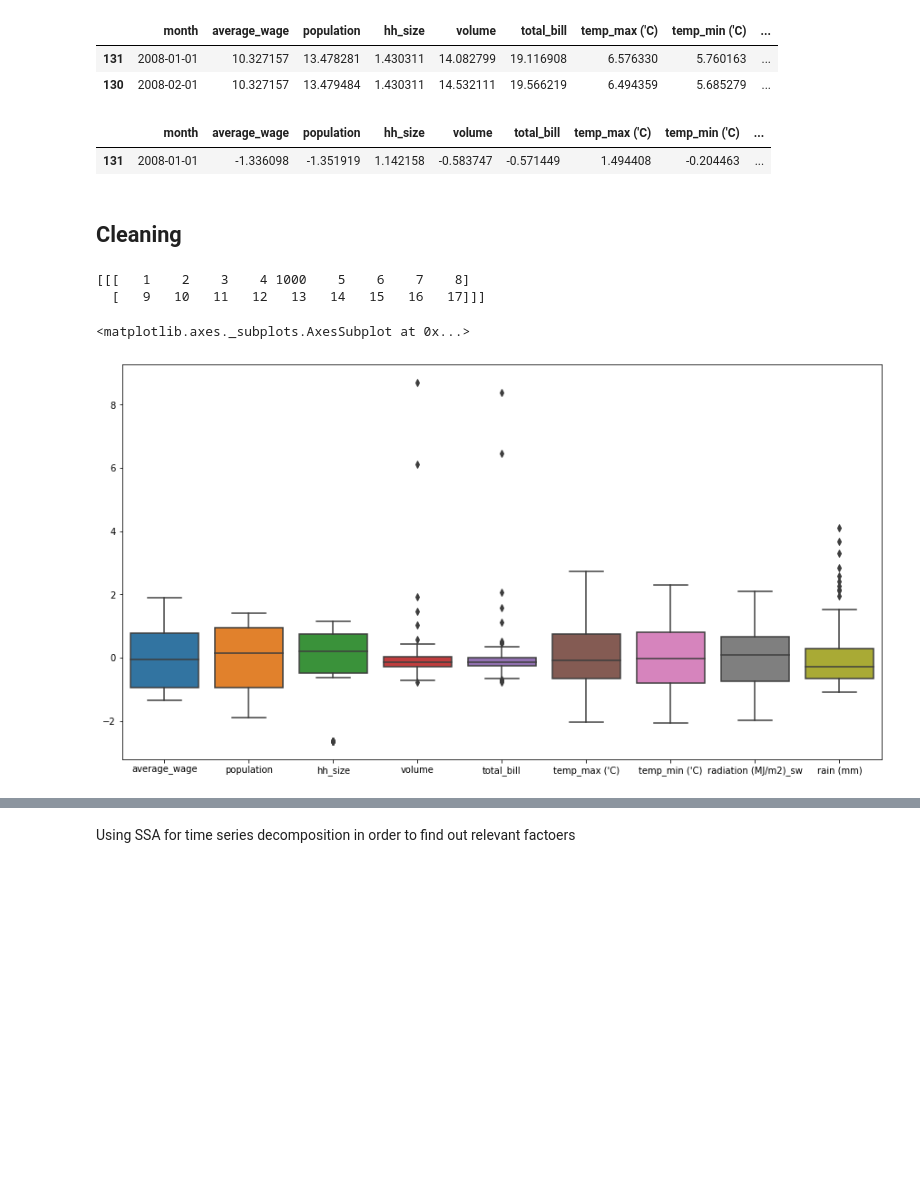
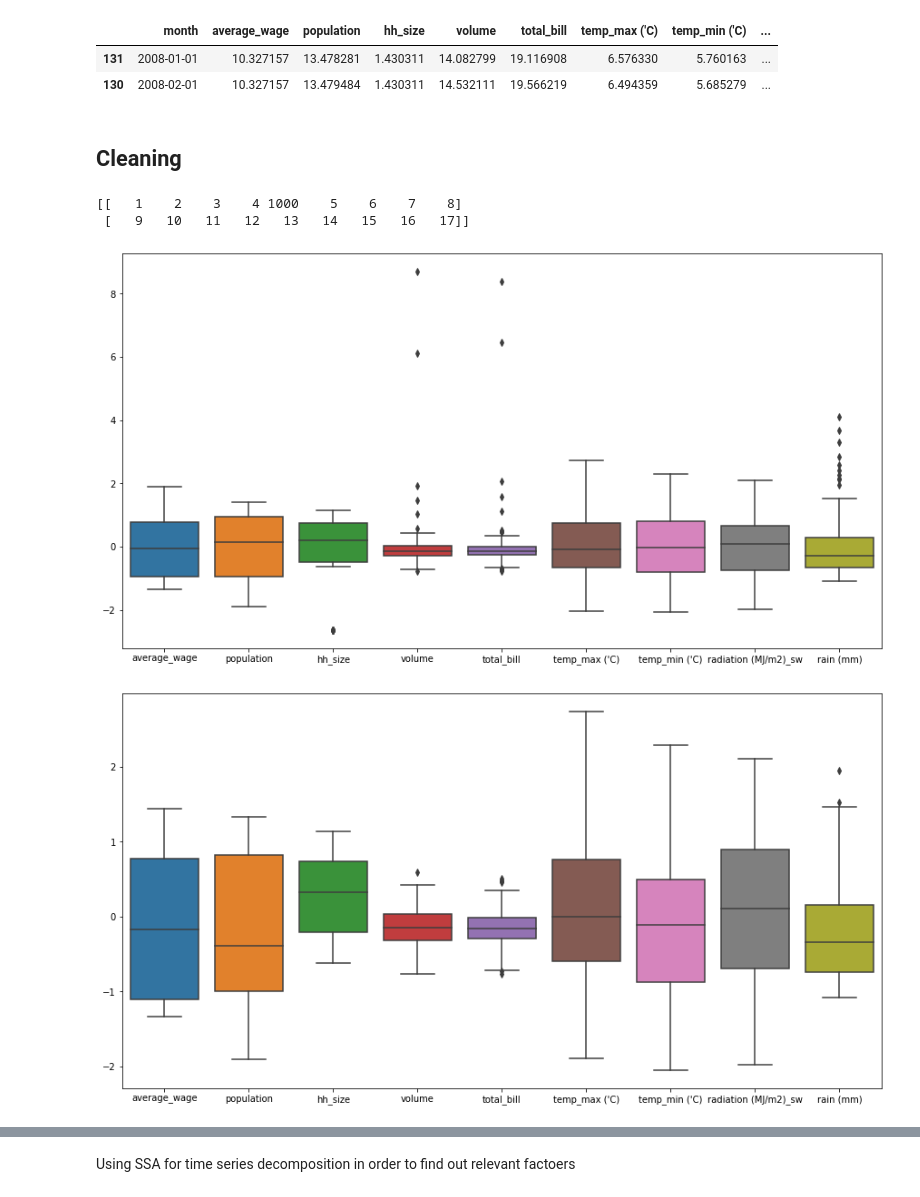
Before and after one commit to JimmyKurui/IS_PROJECT_II, a Jupyter notebook: IS_Project_2.ipynb, the cells around one changed output, grey strips where cells are left out. Cells and saved outputs as stored; diff of their text form; code cells hidden in the pictures; blank space fills up the shorter version.

```diff
--- a/IS_Project_2.ipynb
+++ b/IS_Project_2.ipynb
@@ -100,11 +103,8 @@ df_trans.head(2)
 
 scaler = StandardScaler()
 df_trans[df_nomonth.columns] = scaler.fit_transform(df_nomonth)
+df_trans.head(1)
 df_nomonth = df_trans.drop('month',axis=1)
-df_trans.head(1)
-# %% [output]
-|  | month | average_wage | population | hh_size | volume | total_bill | temp_max ('C) | temp_min ('C) | ... |
-| 131 | 2008-01-01 | -1.336098 | -1.351919 | 1.142158 | -0.583747 | -0.571449 | 1.494408 | -0.204463 | ... |
 # %% [markdown]
 ## Cleaning
 # %%
@@ -130,6 +130,9 @@ for col in df_nomonth:
         print(f'Found unexpected data type in column: {col}')
 # %%
 def remove_outliers_iqr(data):
+  # Convert the input data to a NumPy array
+  data = np.array(data)
+
   # Calculate the number of rows and columns in the data
   rows, cols = data.shape
 
@@ -158,41 +161,51 @@ def remove_outliers_iqr(data):
   upper_bounds = np.array(upper_bounds)
 
   # Create a mask for each column to identify the outliers
+  # data_clean = data[~((data < (Q1-1.5*IQR)) | (data > (Q3+1.5*IQR))).any(axis=1)]
+
+  #find how many rows are left in the dataframe
+  # data_clean.shape
+
   masks = [(data[:, col] > lower_bounds[col]) & (data[:, col] < upper_bounds[col]) for col in range(cols)]
 
-  # Combine the masks for each column using logical OR
-  mask = np.logical_or.reduce(masks)
-
-  # Collapse the mask array into a single dimension using np.any()
-  mask = np.any(mask, axis=0)
+  # Combine the masks for each column using logical AND
+  mask = np.logical_and.reduce(masks)
 
   # Return the non-outlier data points as a NumPy array
   return data[mask]
 
+
 # Test the function
 data = np.array([[1, 2, 3, 4, 1000, 5, 6, 7, 8], [9, 10, 11, 12, 13, 14, 15, 16, 17]])
 print(remove_outliers_iqr(data))
 # %% [output]
-[[[   1    2    3    4 1000    5    6    7    8]
-  [   9   10   11   12   13   14   15   16   17]]]
+[[   1    2    3    4 1000    5    6    7    8]
+ [   9   10   11   12   13   14   15   16   17]]
-# %%
-# Check for and handle outliers
-
-plt.figure(figsize=(15,8))
-sns.boxplot(data=df_nomonth)
-
-# remove_outliers_iqr(df_nomonth)
-# # Drop the outliers from the dataframe
-# print(f"Outliers {len(outliers)} - DF {len(df_nomonth)}")
-# if (len(outliers)< len(df_nomonth)*0.33):
-#   df_clean = df_nomonth.drop(outliers.index)
-# else:
-#   print("There are too many outliers")
-
-# Log trans reduces effect already
-# %% [output]
-<matplotlib.axes._subplots.AxesSubplot at 0x...>
-[figure, removed]
+# %%
+# Check for and handle outliers
+
+# Create baseline plot
+plt.figure(figsize=(15,8))
+sns.boxplot(data=df_trans.drop('month',axis=1))
+plt.show()
+
+# Drop outliers
+df_noout = df_trans.drop(df_trans[(df_trans.volume >1) | (df_trans.hh_size < -2) | (df_trans['rain (mm)'] > 2)].index)
+df_noout.head()
+
+# Create new plot
+plt.figure(figsize=(15,8))
+sns.boxplot(data=df_noout.drop('month',axis=1))
+plt.show()
+
+df_trans = df_noout
+df_nomonth = df_trans.drop('month',axis=1)
+# remove_outliers_iqr(df_nomonth)
+
+# Log trans reduces effect already
+# %% [output]
+[figure, added]
+[figure, added]
 # %%
 plt.plot(df_trans['month'], df_nomonth)
 plt.legend()
```
Also changed, not shown: parts of 13 cells of this notebook.
